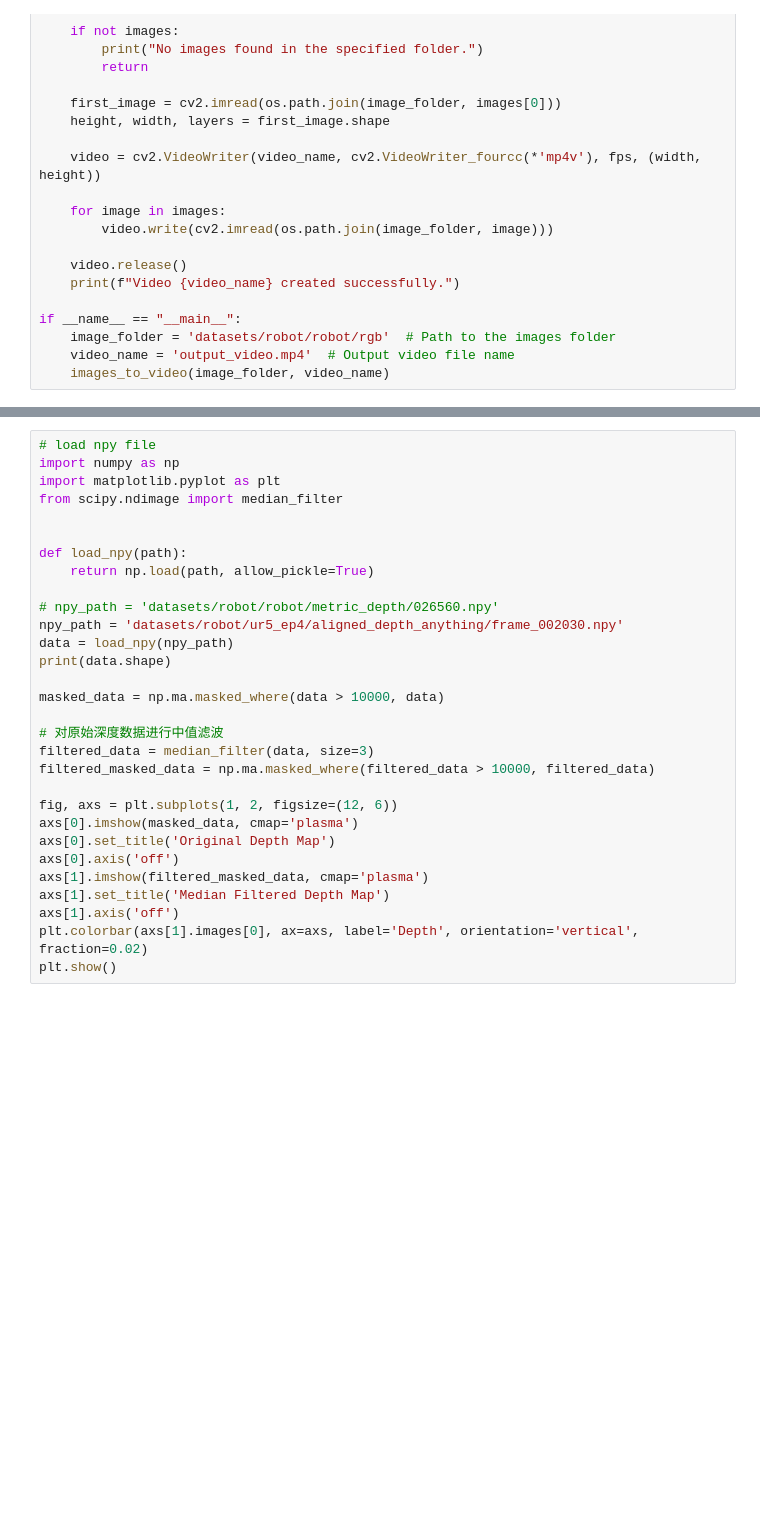
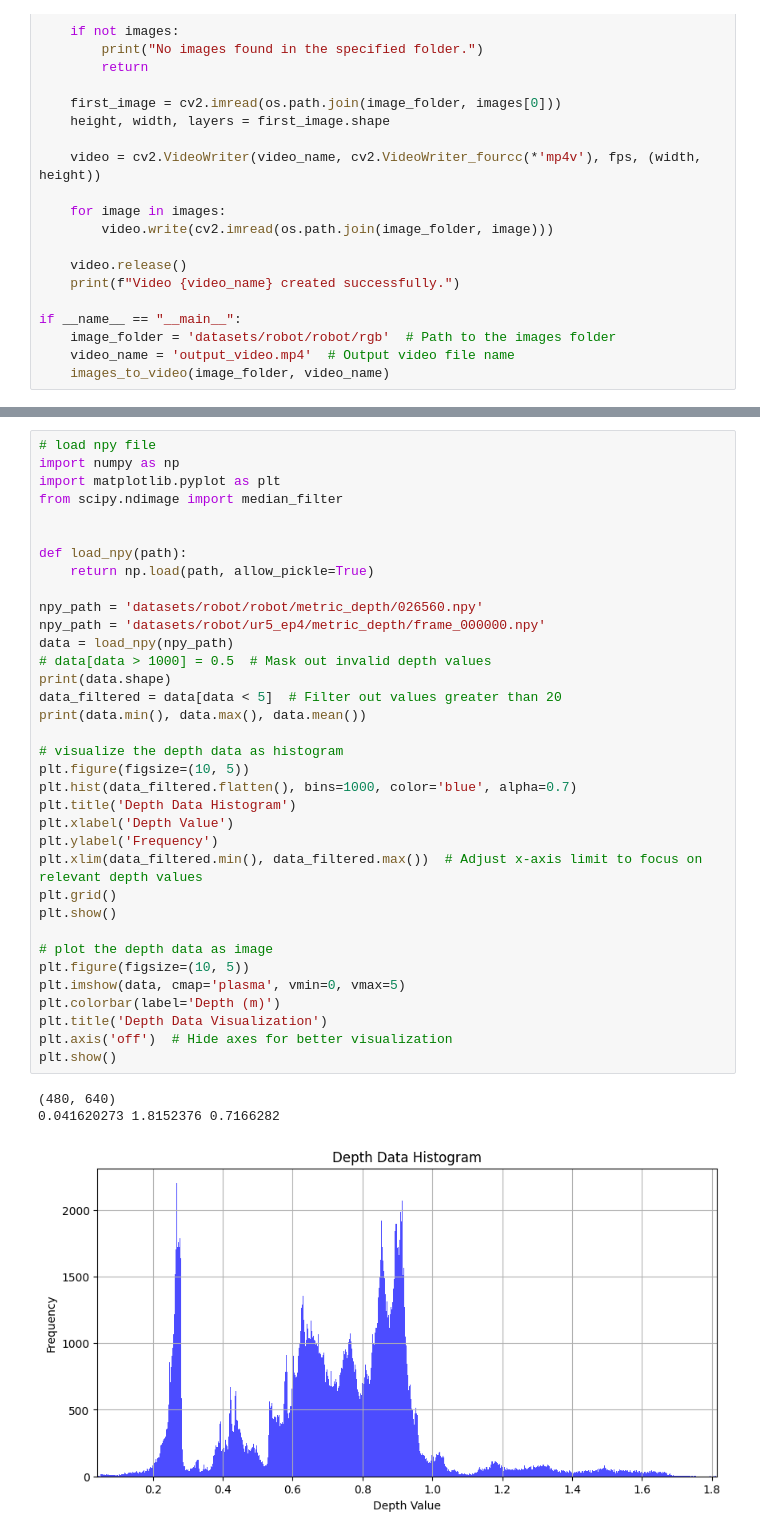
Before and after one commit to Mr-Zwkid/MBGS, a Jupyter notebook: my_shot.ipynb, the cells around one changed output, grey strips where cells are left out. Drawn from its saved outputs; the diff is of its cells as text; blank space fills up the shorter version.

```diff
--- a/my_shot.ipynb
+++ b/my_shot.ipynb
@@ -676,30 +692,39 @@ if __name__ == "__main__":
 # %%
 # load npy file
 import numpy as np
 import matplotlib.pyplot as plt
 from scipy.ndimage import median_filter
 
 
 def load_npy(path):
     return np.load(path, allow_pickle=True)
 
-# npy_path = 'datasets/robot/robot/metric_depth/026560.npy'
-npy_path = 'datasets/robot/ur5_ep4/aligned_depth_anything/frame_002030.npy'
+npy_path = 'datasets/robot/robot/metric_depth/026560.npy'
+npy_path = 'datasets/robot/ur5_ep4/metric_depth/frame_000000.npy'
 data = load_npy(npy_path)
+# data[data > 1000] = 0.5  # Mask out invalid depth values
 print(data.shape)
+data_filtered = data[data < 5]  # Filter out values greater than 20
+print(data.min(), data.max(), data.mean())
 
-masked_data = np.ma.masked_where(data > 10000, data)
+# visualize the depth data as histogram
+plt.figure(figsize=(10, 5))
+plt.hist(data_filtered.flatten(), bins=1000, color='blue', alpha=0.7)
+plt.title('Depth Data Histogram')
+plt.xlabel('Depth Value')
+plt.ylabel('Frequency')
+plt.xlim(data_filtered.min(), data_filtered.max())  # Adjust x-axis limit to focus on relevant depth values
+plt.grid()
+plt.show()
 
-# 对原始深度数据进行中值滤波
-filtered_data = median_filter(data, size=3)
-filtered_masked_data = np.ma.masked_where(filtered_data > 10000, filtered_data)
-
-fig, axs = plt.subplots(1, 2, figsize=(12, 6))
-axs[0].imshow(masked_data, cmap='plasma')
-axs[0].set_title('Original Depth Map')
-axs[0].axis('off')
-axs[1].imshow(filtered_masked_data, cmap='plasma')
-axs[1].set_title('Median Filtered Depth Map')
-axs[1].axis('off')
-plt.colorbar(axs[1].images[0], ax=axs, label='Depth', orientation='vertical', fraction=0.02)
+# plot the depth data as image
+plt.figure(figsize=(10, 5))
+plt.imshow(data, cmap='plasma', vmin=0, vmax=5)
+plt.colorbar(label='Depth (m)')
+plt.title('Depth Data Visualization')
+plt.axis('off')  # Hide axes for better visualization
 plt.show()
+# %% [output]
+(480, 640)
+0.041620273 1.8152376 0.7166282
+[figure, added]
```
Also changed, not shown: parts of 13 cells of this notebook, 8 other files.
